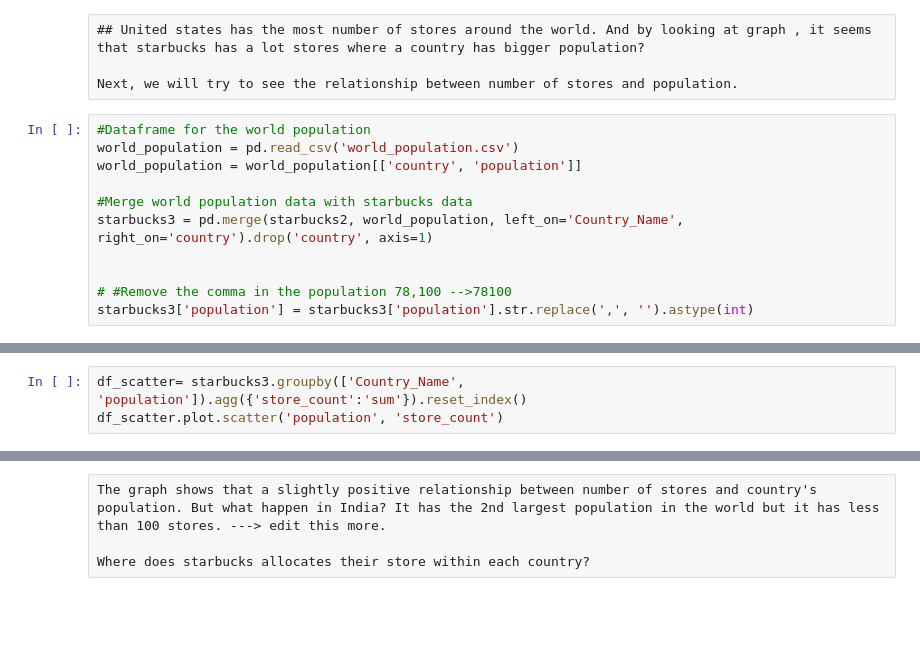
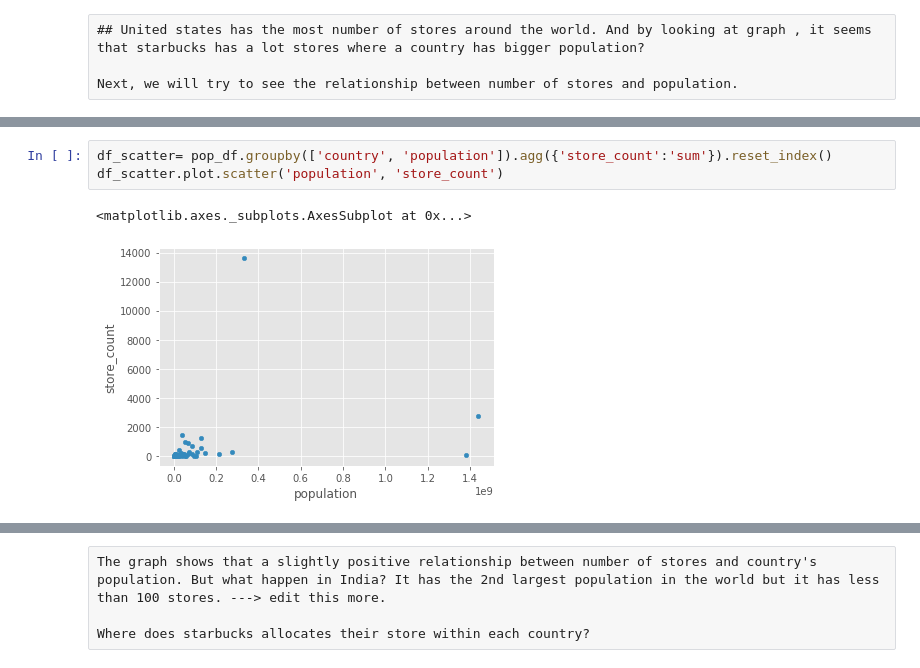
Before and after one commit to randypantinople/Analysis-of-Starbucks-Global-Presence, a Jupyter notebook: Analysis on Starbucks' Global Presence.ipynb, the cells around one changed output, grey strips where cells are left out. Cells and saved outputs as stored; diff of their text form; blank space fills up the shorter version.

```diff
--- a/Analysis on Starbucks' Global Presence.ipynb
+++ b/Analysis on Starbucks' Global Presence.ipynb
@@ -52,14 +102,3 @@ df_bar.head(15).plot.bar(color='g')
 ## United states has the most number of stores around the world. And by looking at graph , it seems that starbucks has a lot stores where a country has bigger population?
 
 Next, we will try to see the relationship between number of stores and population.
-# %%
-#Dataframe for the world population
-world_population = pd.read_csv('world_population.csv')
-world_population = world_population[['country', 'population']]
-
-#Merge world population data with starbucks data
-starbucks3 = pd.merge(starbucks2, world_population, left_on='Country_Name', right_on='country').drop('country', axis=1)
-
-
-# #Remove the comma in the population 78,100 -->78100
-starbucks3['population'] = starbucks3['population'].str.replace(',', '').astype(int)
@@ -66,6 +115,9 @@ starbucks3['population'] = starbucks3['population'].str.replace(',', '').astype(
 # %%
-df_scatter= starbucks3.groupby(['Country_Name', 'population']).agg({'store_count':'sum'}).reset_index()
+df_scatter= pop_df.groupby(['country', 'population']).agg({'store_count':'sum'}).reset_index()
 df_scatter.plot.scatter('population', 'store_count')
+# %% [output]
+<matplotlib.axes._subplots.AxesSubplot at 0x...>
+[figure, added]
 # %%
 #removing the outliers
 df_scatter = df_scatter[['population', 'store_count']]
```
Also changed, not shown: parts of 19 cells of this notebook, 1 other file.
